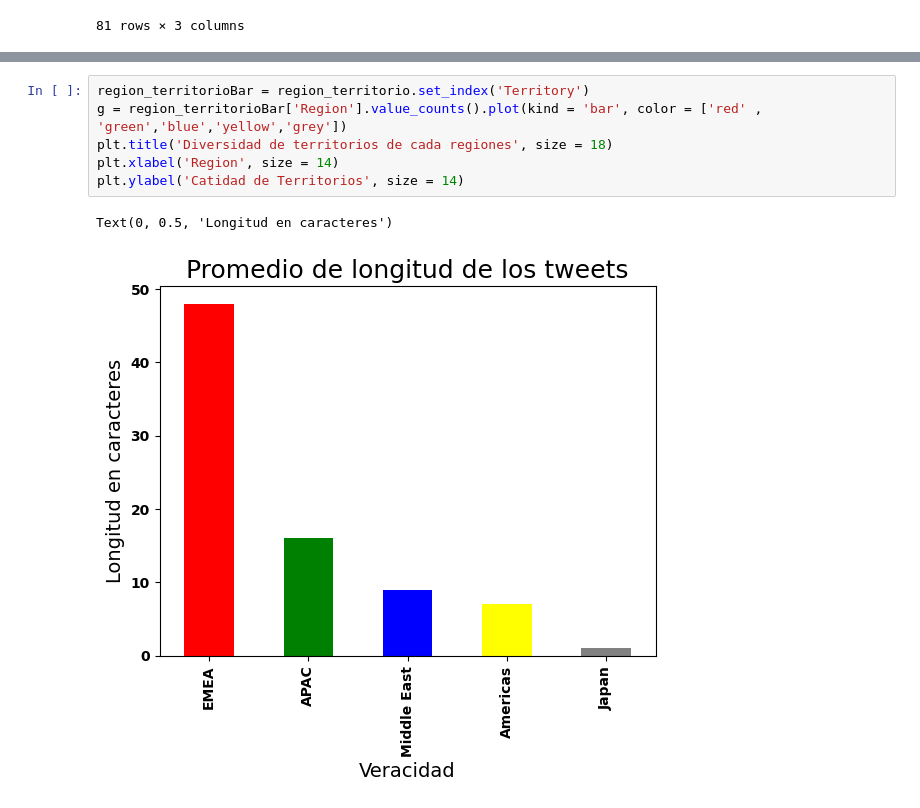
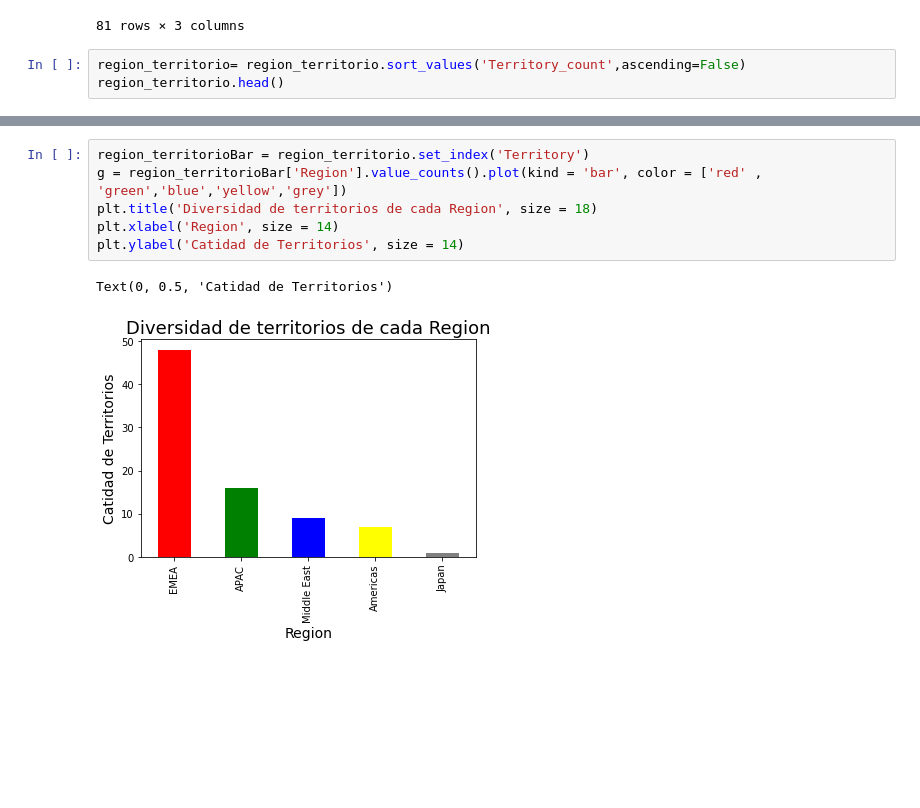
Before and after one commit to MauricioFIUBA/TP1OrganizacionDeDatos, a Jupyter notebook: Analisis_1.ipynb, the cells around one changed output, grey strips where cells are left out. Cells and saved outputs as stored; diff of their text form; blank space fills up the shorter version.

```diff
--- a/Analisis_1.ipynb
+++ b/Analisis_1.ipynb
@@ -231,3 +231,6 @@ region_territorio
 | 375 | Middle East | UAE (Dubai) | 19 |
 | 376 | Middle East | UAE (Others) | 2 |
 81 rows × 3 columns
+# %%
+region_territorio= region_territorio.sort_values('Territory_count',ascending=False)
+region_territorio.head()
@@ -257,9 +265,9 @@ plt.show()
 # %%
 region_territorioBar = region_territorio.set_index('Territory')
 g = region_territorioBar['Region'].value_counts().plot(kind = 'bar', color = ['red' , 'green','blue','yellow','grey'])
-plt.title('Diversidad de territorios de cada regiones', size = 18)
+plt.title('Diversidad de territorios de cada Region', size = 18)
 plt.xlabel('Region', size = 14)
 plt.ylabel('Catidad de Territorios', size = 14)
 # %% [output]
-Text(0, 0.5, 'Longitud en caracteres')
+Text(0, 0.5, 'Catidad de Territorios')
-[figure, old version]
+[figure, new version]
```
Also changed, not shown: parts of 10 cells of this notebook.
